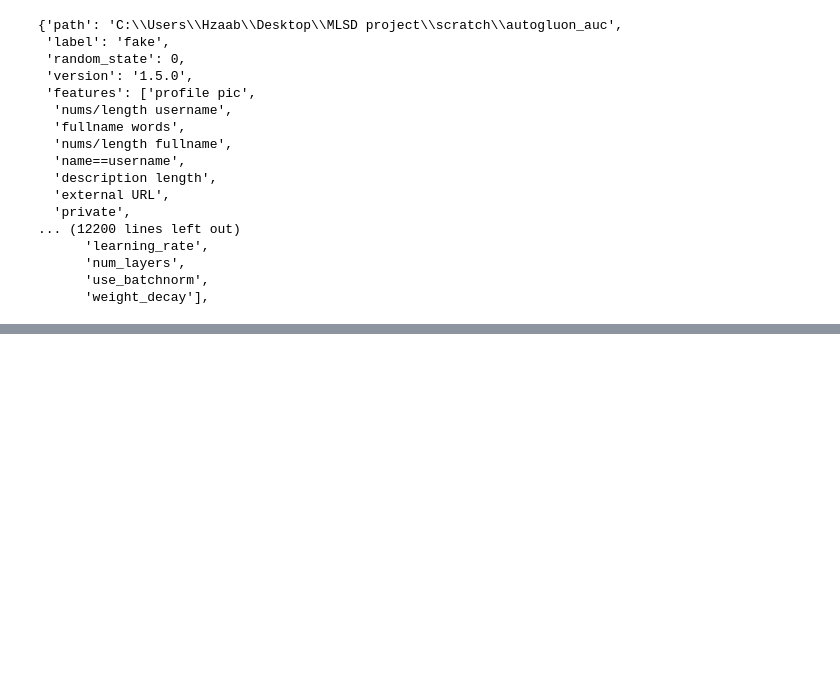
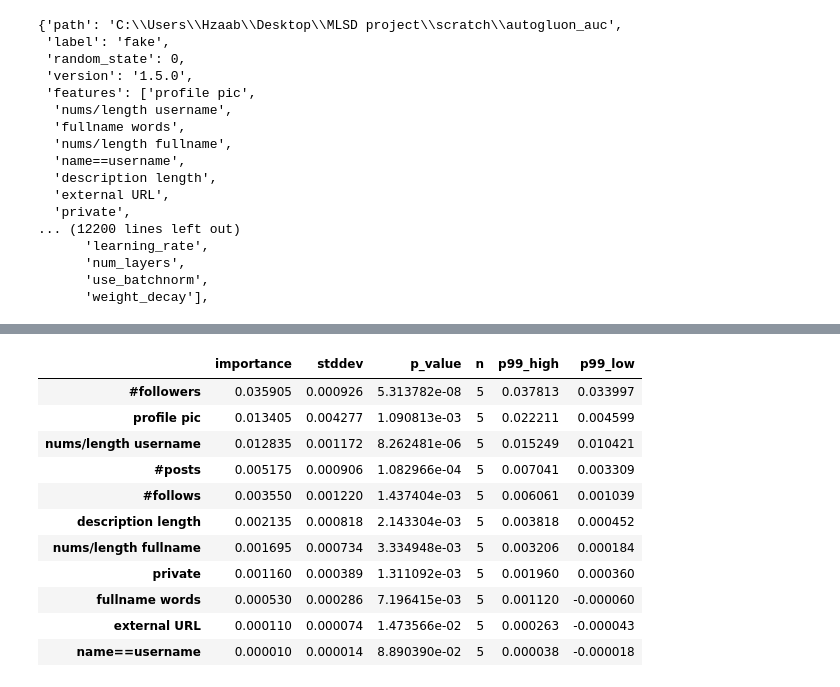
Before and after one commit to HindAlz/MLSD-project, a Jupyter notebook: Part_4/Untitled-1.ipynb, the cells around one changed output, grey strips where cells are left out. Saved outputs shown, nothing was run; the diff lists cells and outputs as text; code cells hidden in the pictures; blank space fills up the shorter version.

```diff
--- a/Part_4/Untitled-1.ipynb
+++ b/Part_4/Untitled-1.ipynb
@@ -110,0 +243,15 @@ Precision: 1.0
+# %%
+predictor.feature_importance(test_df)
+# %% [output]
+|  | importance | stddev | p_value | n | p99_high | p99_low |
+| #followers | 0.035905 | 0.000926 | 5.313782e-08 | 5 | 0.037813 | 0.033997 |
+| profile pic | 0.013405 | 0.004277 | 1.090813e-03 | 5 | 0.022211 | 0.004599 |
+| nums/length username | 0.012835 | 0.001172 | 8.262481e-06 | 5 | 0.015249 | 0.010421 |
+| #posts | 0.005175 | 0.000906 | 1.082966e-04 | 5 | 0.007041 | 0.003309 |
+| #follows | 0.003550 | 0.001220 | 1.437404e-03 | 5 | 0.006061 | 0.001039 |
+| description length | 0.002135 | 0.000818 | 2.143304e-03 | 5 | 0.003818 | 0.000452 |
+| nums/length fullname | 0.001695 | 0.000734 | 3.334948e-03 | 5 | 0.003206 | 0.000184 |
+| private | 0.001160 | 0.000389 | 1.311092e-03 | 5 | 0.001960 | 0.000360 |
+| fullname words | 0.000530 | 0.000286 | 7.196415e-03 | 5 | 0.001120 | -0.000060 |
+| external URL | 0.000110 | 0.000074 | 1.473566e-02 | 5 | 0.000263 | -0.000043 |
+| name==username | 0.000010 | 0.000014 | 8.890390e-02 | 5 | 0.000038 | -0.000018 |
```
Also changed, not shown: parts of 10 cells of this notebook, 2 other files.
